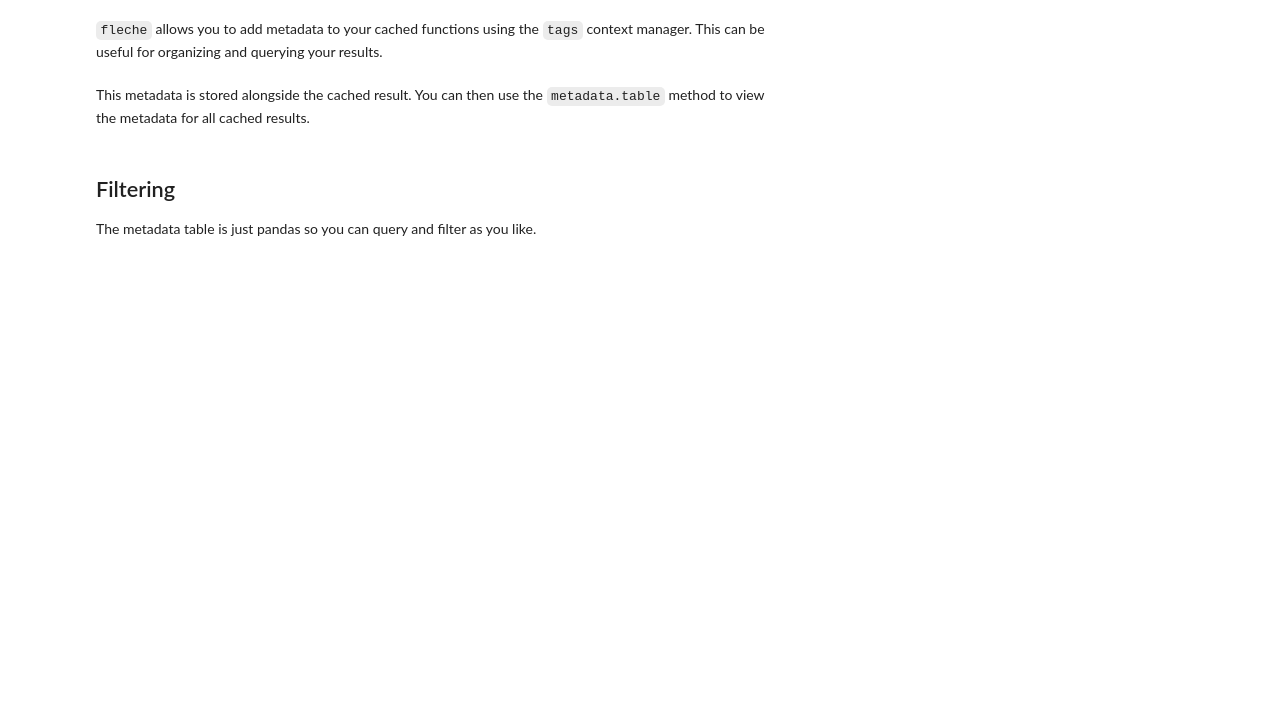
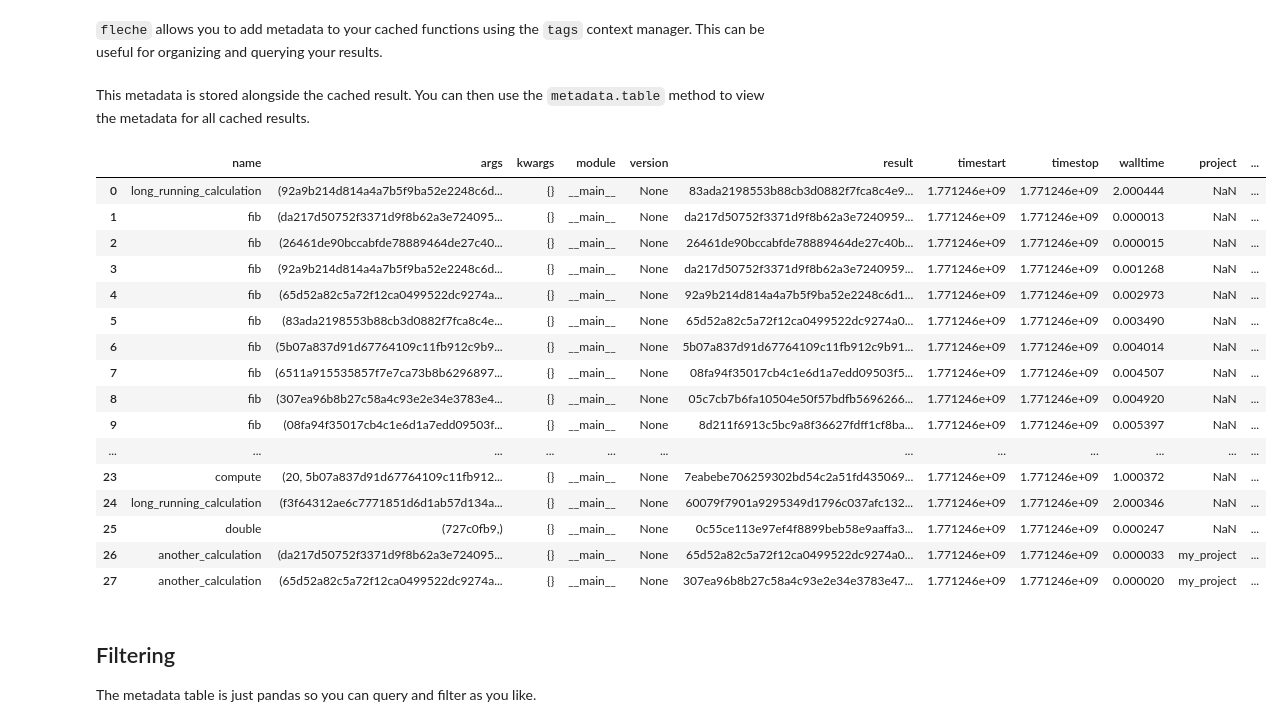
Before and after one commit to pmrv/fleche, a Jupyter notebook: notebooks/GettingStarted.ipynb, the cells around one changed output. Cells and saved outputs as stored; diff of their text form; code cells hidden in the pictures; blank space fills up the shorter version.

```diff
--- a/notebooks/GettingStarted.ipynb
+++ b/notebooks/GettingStarted.ipynb
@@ -119,7 +144,25 @@ with tags(project='my_project', category='testing'):
 # %% [markdown]
 This metadata is stored alongside the cached result. You can then use the `metadata.table` method to view the metadata for all cached results.
 # %%
-cache().metadata.table()
+cache().table()
+# %% [output]
+|  | name | args | kwargs | module | version | result | timestart | timestop | walltime | project | ... |
+| 0 | long_running_calculation | (92a9b214d814a4a7b5f9ba52e2248c6d... | {} | __main__ | None | 83ada2198553b88cb3d0882f7fca8c4e9... | 1.771246e+09 | 1.771246e+09 | 2.000444 | NaN | ... |
+| 1 | fib | (da217d50752f3371d9f8b62a3e724095... | {} | __main__ | None | da217d50752f3371d9f8b62a3e7240959... | 1.771246e+09 | 1.771246e+09 | 0.000013 | NaN | ... |
+| 2 | fib | (26461de90bccabfde78889464de27c40... | {} | __main__ | None | 26461de90bccabfde78889464de27c40b... | 1.771246e+09 | 1.771246e+09 | 0.000015 | NaN | ... |
+| 3 | fib | (92a9b214d814a4a7b5f9ba52e2248c6d... | {} | __main__ | None | da217d50752f3371d9f8b62a3e7240959... | 1.771246e+09 | 1.771246e+09 | 0.001268 | NaN | ... |
+| 4 | fib | (65d52a82c5a72f12ca0499522dc9274a... | {} | __main__ | None | 92a9b214d814a4a7b5f9ba52e2248c6d1... | 1.771246e+09 | 1.771246e+09 | 0.002973 | NaN | ... |
+| 5 | fib | (83ada2198553b88cb3d0882f7fca8c4e... | {} | __main__ | None | 65d52a82c5a72f12ca0499522dc9274a0... | 1.771246e+09 | 1.771246e+09 | 0.003490 | NaN | ... |
+| 6 | fib | (5b07a837d91d67764109c11fb912c9b9... | {} | __main__ | None | 5b07a837d91d67764109c11fb912c9b91... | 1.771246e+09 | 1.771246e+09 | 0.004014 | NaN | ... |
+| 7 | fib | (6511a915535857f7e7ca73b8b6296897... | {} | __main__ | None | 08fa94f35017cb4c1e6d1a7edd09503f5... | 1.771246e+09 | 1.771246e+09 | 0.004507 | NaN | ... |
+| 8 | fib | (307ea96b8b27c58a4c93e2e34e3783e4... | {} | __main__ | None | 05c7cb7b6fa10504e50f57bdfb5696266... | 1.771246e+09 | 1.771246e+09 | 0.004920 | NaN | ... |
+| 9 | fib | (08fa94f35017cb4c1e6d1a7edd09503f... | {} | __main__ | None | 8d211f6913c5bc9a8f36627fdff1cf8ba... | 1.771246e+09 | 1.771246e+09 | 0.005397 | NaN | ... |
+| ... | ... | ... | ... | ... | ... | ... | ... | ... | ... | ... | ... |
+| 23 | compute | (20, 5b07a837d91d67764109c11fb912... | {} | __main__ | None | 7eabebe706259302bd54c2a51fd435069... | 1.771246e+09 | 1.771246e+09 | 1.000372 | NaN | ... |
+| 24 | long_running_calculation | (f3f64312ae6c7771851d6d1ab57d134a... | {} | __main__ | None | 60079f7901a9295349d1796c037afc132... | 1.771246e+09 | 1.771246e+09 | 2.000346 | NaN | ... |
+| 25 | double | (727c0fb9,) | {} | __main__ | None | 0c55ce113e97ef4f8899beb58e9aaffa3... | 1.771246e+09 | 1.771246e+09 | 0.000247 | NaN | ... |
+| 26 | another_calculation | (da217d50752f3371d9f8b62a3e724095... | {} | __main__ | None | 65d52a82c5a72f12ca0499522dc9274a0... | 1.771246e+09 | 1.771246e+09 | 0.000033 | my_project | ... |
+| 27 | another_calculation | (65d52a82c5a72f12ca0499522dc9274a... | {} | __main__ | None | 307ea96b8b27c58a4c93e2e34e3783e47... | 1.771246e+09 | 1.771246e+09 | 0.000020 | my_project | ... |
 # %% [markdown]
 ## Filtering
 
```
Also changed, not shown: parts of 7 cells of this notebook, 3 other files.
